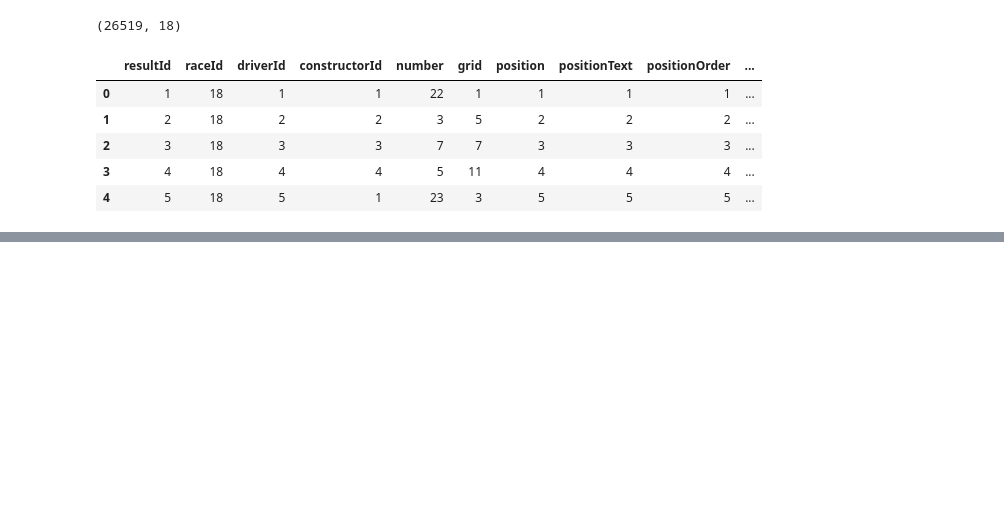
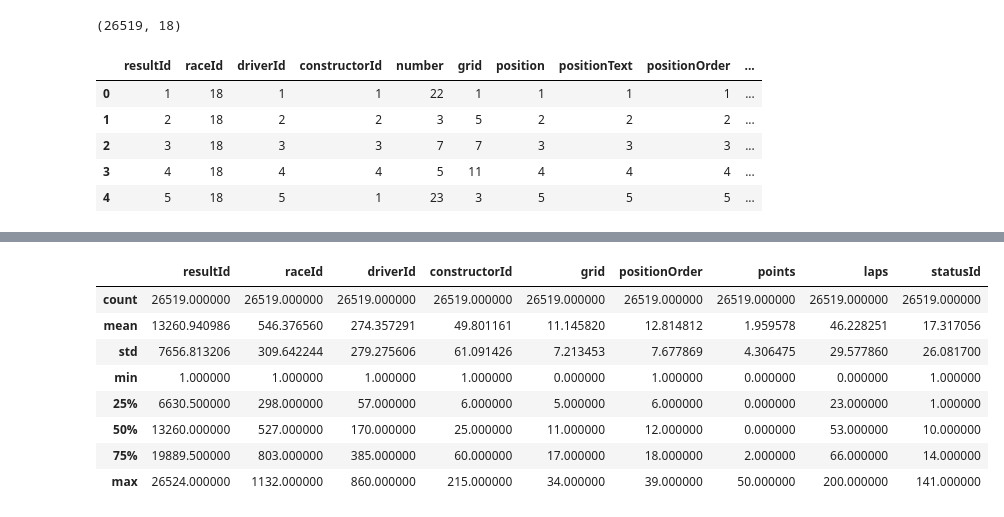
Before and after one commit to D-Cassidy/formula1-data-analysis, a Jupyter notebook: notebooks/driver_performance_analysis.ipynb, the cells around one changed output, grey strips where cells are left out. Saved outputs shown, nothing was run; the diff lists cells and outputs as text; code cells hidden in the pictures; blank space fills up the shorter version.

```diff
--- a/notebooks/driver_performance_analysis.ipynb
+++ b/notebooks/driver_performance_analysis.ipynb
@@ -128,0 +351,12 @@ data
+# %%
+df_results.describe()
+# %% [output]
+|  | resultId | raceId | driverId | constructorId | grid | positionOrder | points | laps | statusId |
+| count | 26519.000000 | 26519.000000 | 26519.000000 | 26519.000000 | 26519.000000 | 26519.000000 | 26519.000000 | 26519.000000 | 26519.000000 |
+| mean | 13260.940986 | 546.376560 | 274.357291 | 49.801161 | 11.145820 | 12.814812 | 1.959578 | 46.228251 | 17.317056 |
+| std | 7656.813206 | 309.642244 | 279.275606 | 61.091426 | 7.213453 | 7.677869 | 4.306475 | 29.577860 | 26.081700 |
+| min | 1.000000 | 1.000000 | 1.000000 | 1.000000 | 0.000000 | 1.000000 | 0.000000 | 0.000000 | 1.000000 |
+| 25% | 6630.500000 | 298.000000 | 57.000000 | 6.000000 | 5.000000 | 6.000000 | 0.000000 | 23.000000 | 1.000000 |
+| 50% | 13260.000000 | 527.000000 | 170.000000 | 25.000000 | 11.000000 | 12.000000 | 0.000000 | 53.000000 | 10.000000 |
+| 75% | 19889.500000 | 803.000000 | 385.000000 | 60.000000 | 17.000000 | 18.000000 | 2.000000 | 66.000000 | 14.000000 |
+| max | 26524.000000 | 1132.000000 | 860.000000 | 215.000000 | 34.000000 | 39.000000 | 50.000000 | 200.000000 | 141.000000 |
```
Also changed, not shown: parts of 57 cells of this notebook.
